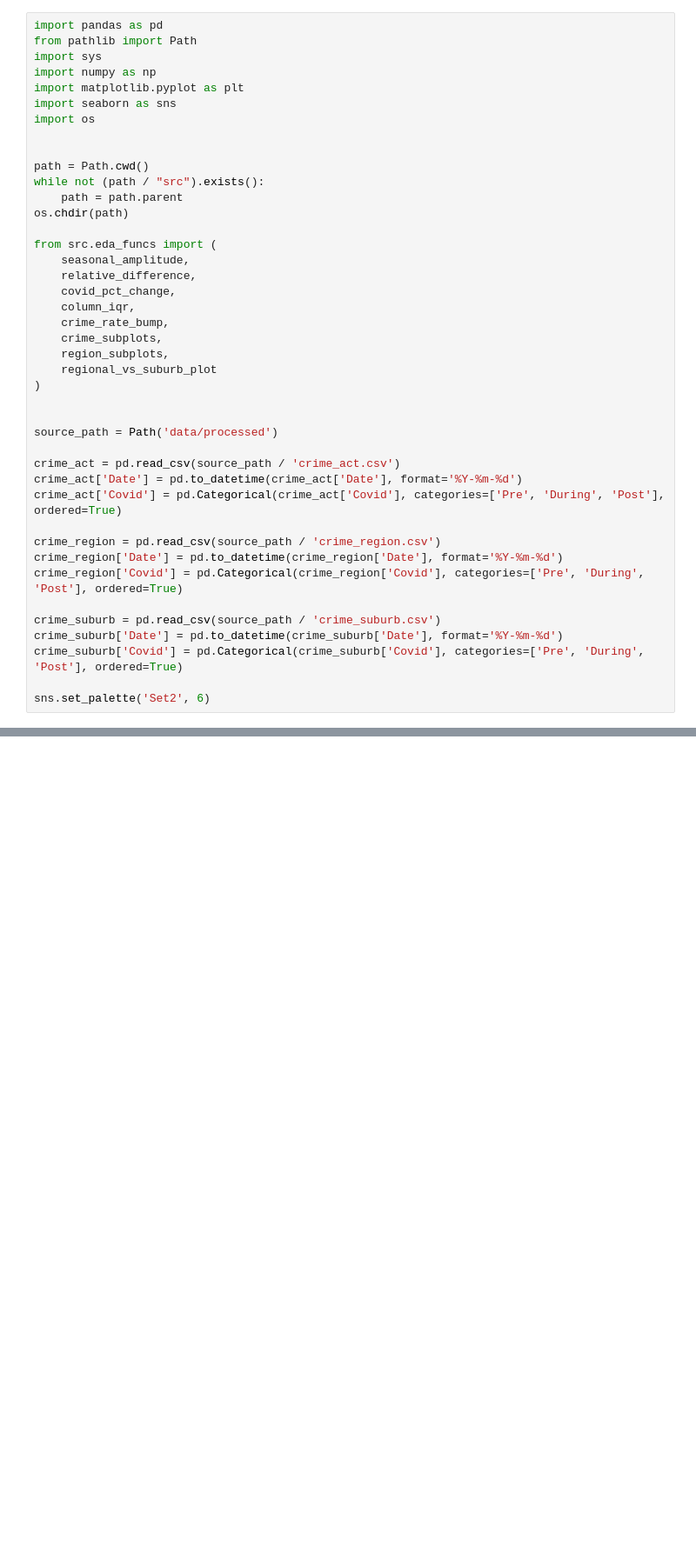
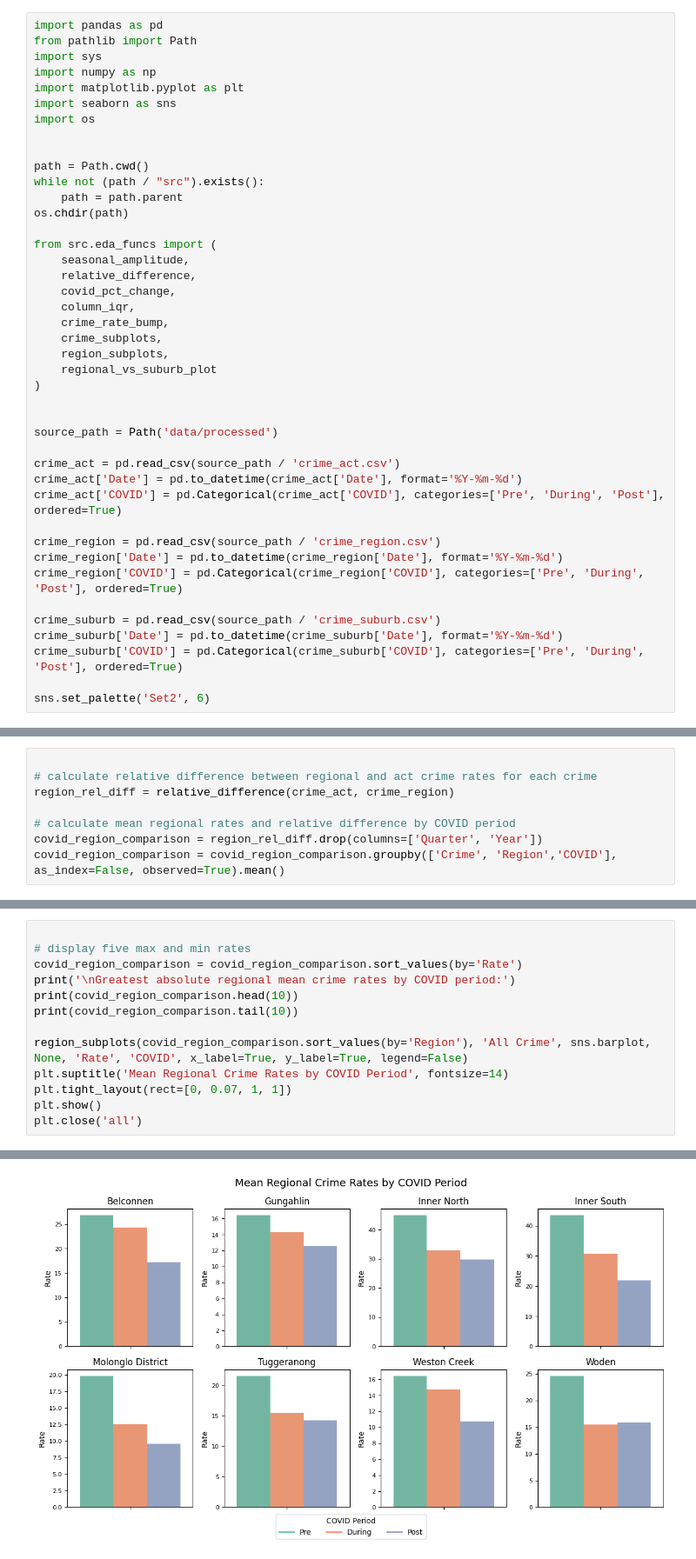
Before and after one commit to mollyyrt/act-crime-covid-analysis, a Jupyter notebook: notebooks/02_exploratory_analysis.ipynb, the cells around one changed output, grey strips where cells are left out. Shown at 87% size. Drawn from its saved outputs; the diff is of its cells as text; blank space fills up the shorter version.

Commit message:
added regional EDA to ipynb

```diff
--- a/notebooks/02_exploratory_analysis.ipynb
+++ b/notebooks/02_exploratory_analysis.ipynb
@@ -35,15 +35,15 @@ source_path = Path('data/processed')
 
 crime_act = pd.read_csv(source_path / 'crime_act.csv')
 crime_act['Date'] = pd.to_datetime(crime_act['Date'], format='%Y-%m-%d')
-crime_act['Covid'] = pd.Categorical(crime_act['Covid'], categories=['Pre', 'During', 'Post'], ordered=True)
+crime_act['COVID'] = pd.Categorical(crime_act['COVID'], categories=['Pre', 'During', 'Post'], ordered=True)
 
 crime_region = pd.read_csv(source_path / 'crime_region.csv')
 crime_region['Date'] = pd.to_datetime(crime_region['Date'], format='%Y-%m-%d')
-crime_region['Covid'] = pd.Categorical(crime_region['Covid'], categories=['Pre', 'During', 'Post'], ordered=True)
+crime_region['COVID'] = pd.Categorical(crime_region['COVID'], categories=['Pre', 'During', 'Post'], ordered=True)
 
 crime_suburb = pd.read_csv(source_path / 'crime_suburb.csv')
 crime_suburb['Date'] = pd.to_datetime(crime_suburb['Date'], format='%Y-%m-%d')
-crime_suburb['Covid'] = pd.Categorical(crime_suburb['Covid'], categories=['Pre', 'During', 'Post'], ordered=True)
+crime_suburb['COVID'] = pd.Categorical(crime_suburb['COVID'], categories=['Pre', 'During', 'Post'], ordered=True)
 
 sns.set_palette('Set2', 6)
 # %% [markdown]
@@ -184,0 +203,8 @@ plt.close('all')
+# %%
+
+# calculate relative difference between regional and act crime rates for each crime
+region_rel_diff = relative_difference(crime_act, crime_region)
+
+# calculate mean regional rates and relative difference by COVID period
+covid_region_comparison = region_rel_diff.drop(columns=['Quarter', 'Year'])
+covid_region_comparison = covid_region_comparison.groupby(['Crime', 'Region','COVID'], as_index=False, observed=True).mean()
@@ -184,0 +229,14 @@ plt.close('all')
+# %%
+
+# display five max and min rates
+covid_region_comparison = covid_region_comparison.sort_values(by='Rate')
+print('\nGreatest absolute regional mean crime rates by COVID period:')
+print(covid_region_comparison.head(10))
+print(covid_region_comparison.tail(10))
+
+region_subplots(covid_region_comparison.sort_values(by='Region'), 'All Crime', sns.barplot, None, 'Rate', 'COVID', x_label=True, y_label=True, legend=False)
+plt.suptitle('Mean Regional Crime Rates by COVID Period', fontsize=14)
+plt.tight_layout(rect=[0, 0.07, 1, 1])
+plt.show()
+plt.close('all')
+# %% [output]
@@ -184,0 +260 @@ plt.close('all')
+[figure, added]
```
Also changed, not shown: parts of 26 cells of this notebook, 1 other file.
